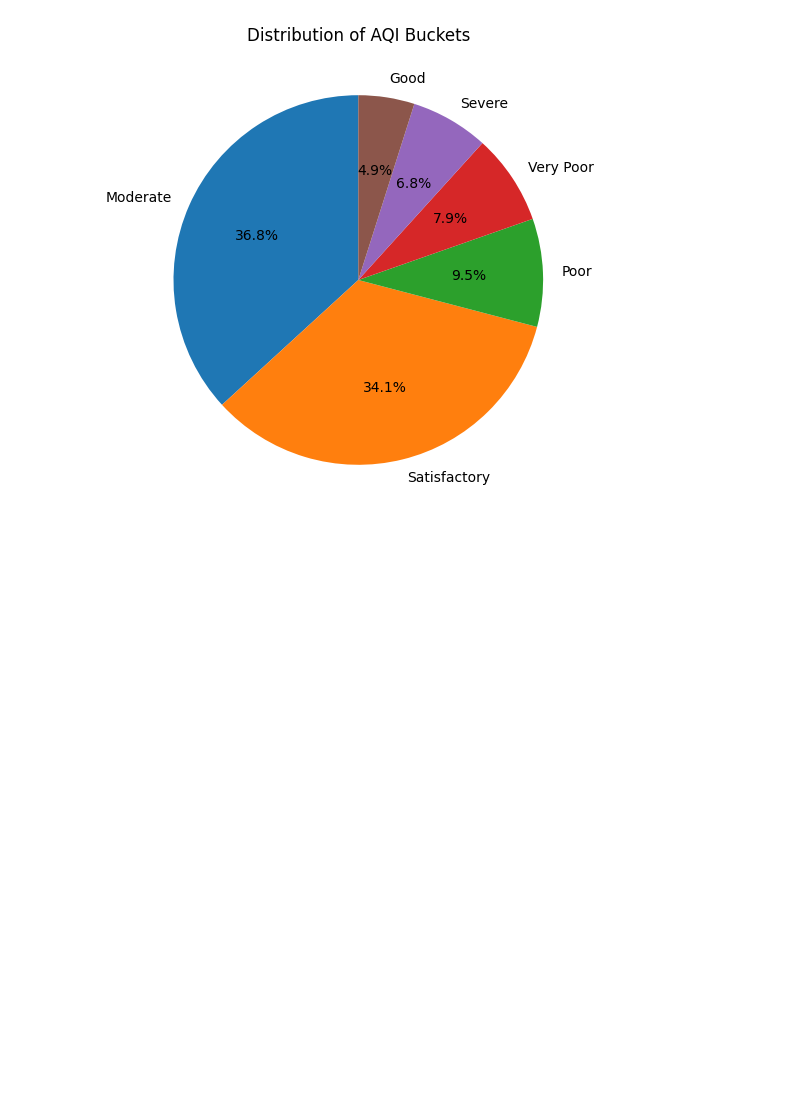
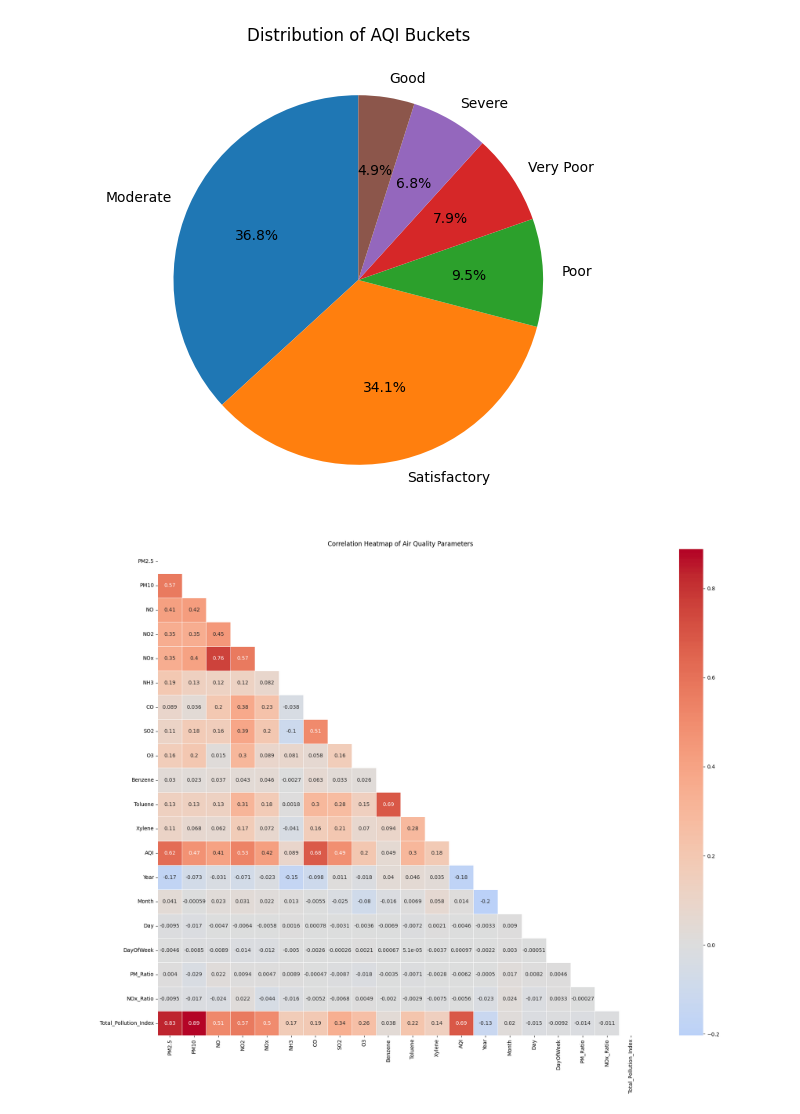
Before and after one commit to nidarshan98/air-quality-prediction-system, a Jupyter notebook: air_quality_analysis.ipynb, the cells around one changed output. Saved outputs shown, nothing was run; the diff lists cells and outputs as text; code cells hidden in the pictures; blank space fills up the shorter version.

```diff
--- a/air_quality_analysis.ipynb
+++ b/air_quality_analysis.ipynb
@@ -419,3 +419,17 @@ if 'AQI_Bucket' in combined_data.columns:
     plt.show()
 # %% [output]
 [figure]
+# %%
+# Correlation heatmap
+plt.figure(figsize=(20, 15))
+numeric_df = combined_data.select_dtypes(include=[np.number])
+correlation_matrix = numeric_df.corr()
+
+mask = np.triu(np.ones_like(correlation_matrix, dtype=bool))
+sns.heatmap(correlation_matrix, mask=mask, annot=True, cmap='coolwarm', center=0,
+           square=True, linewidths=0.5)
+plt.title('Correlation Heatmap of Air Quality Parameters')
+plt.tight_layout()
+plt.show()
+# %% [output]
+[figure, added]
```
Also changed, not shown: parts of 1 cell of this notebook.
